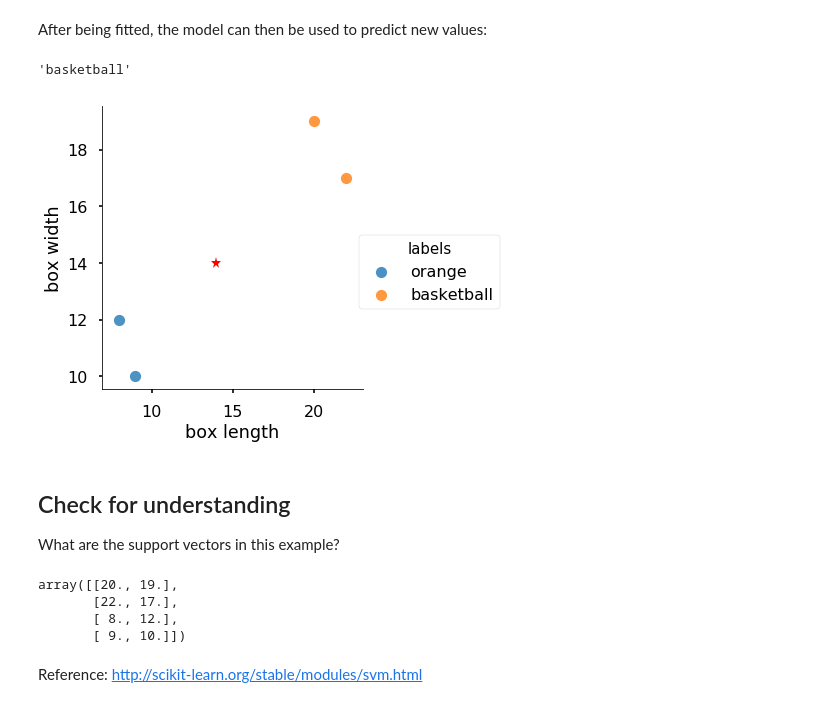
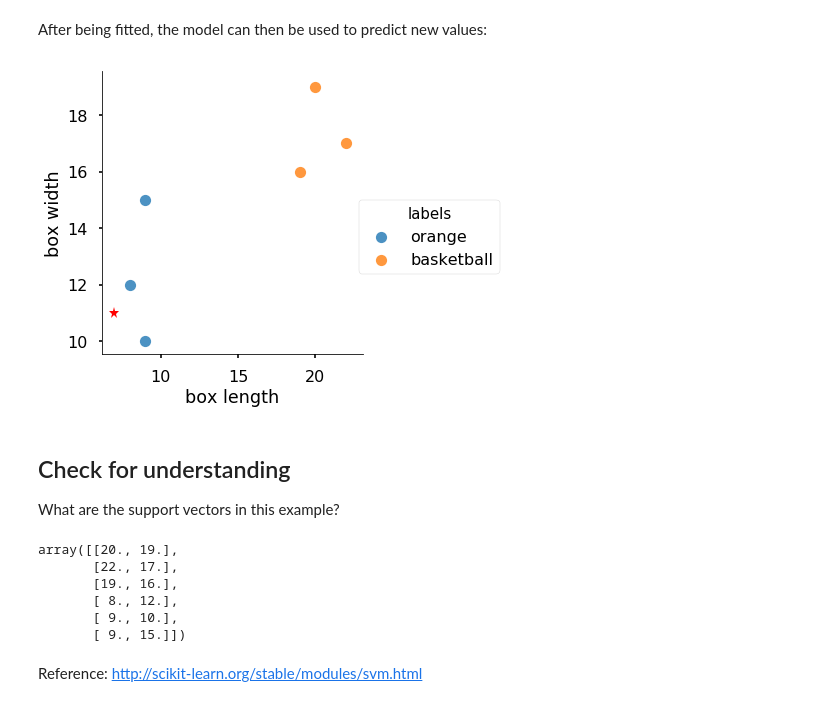
Before and after one commit to artificyan/svm-intro, a Jupyter notebook: svm-intro.ipynb, the cells around one changed output. Drawn from its saved outputs; the diff is of its cells as text; code cells hidden in the pictures.

Commit message:
Improve plotting

```diff
--- a/svm-intro.ipynb
+++ b/svm-intro.ipynb
@@ -179,13 +179,16 @@ Case Study: What is in the box?
 <center><img src="images/Mystery_Box.jpg" width="700"/></center>
 # %%
 # Size of the boxes
-X = [[8, 12],
+X = np.array([[8, 12],
      [9, 10],
+     [9, 15],
      [20, 19],
-     [22, 17]]
+     [22, 17],
+     [19, 16]])
 
 # What is in the box
-y = ['orange', 'orange', 'basketball', 'basketball']
+y = ['orange', 'orange', 'orange',
+     'basketball', 'basketball', 'basketball']
 # %% [markdown]
 Always visually inspect the data first
 ------
@@ -211,19 +214,18 @@ clf.fit(X, y);
 # %% [markdown]
 After being fitted, the model can then be used to predict new values:
 # %%
-# value = [7, 11]  # New data point #1
+value = [7, 11]  # New data point #1
 # value = [23, 19] # New data point #2
-# value = [14, 14]   # New data point #3
+# value = [16, 14]   # New data point #3
 
 # Plot
 new_item_plot = sns.lmplot(data=df, x='box length', y='box width', fit_reg=False, hue="labels", legend=True);
 new_item_plot.ax.plot(value[0], value[1], color='red', marker='*');
 
 # Predict
-clf.predict([value]).item()
+# clf.predict([value]).item()
 # %% [output]
-'basketball'
-[figure, old version]
+[figure, new version]
 # %% [markdown]
 Check for understanding
 -------
@@ -235,8 +237,10 @@ clf.support_vectors_
 # %% [output]
 array([[20., 19.],
        [22., 17.],
+       [19., 16.],
        [ 8., 12.],
-       [ 9., 10.]])
+       [ 9., 10.],
+       [ 9., 15.]])
 # %% [markdown]
 Reference: http://scikit-learn.org/stable/modules/svm.html
 # %% [markdown]
```
Also changed, not shown: parts of 9 cells of this notebook, 1 other file.
